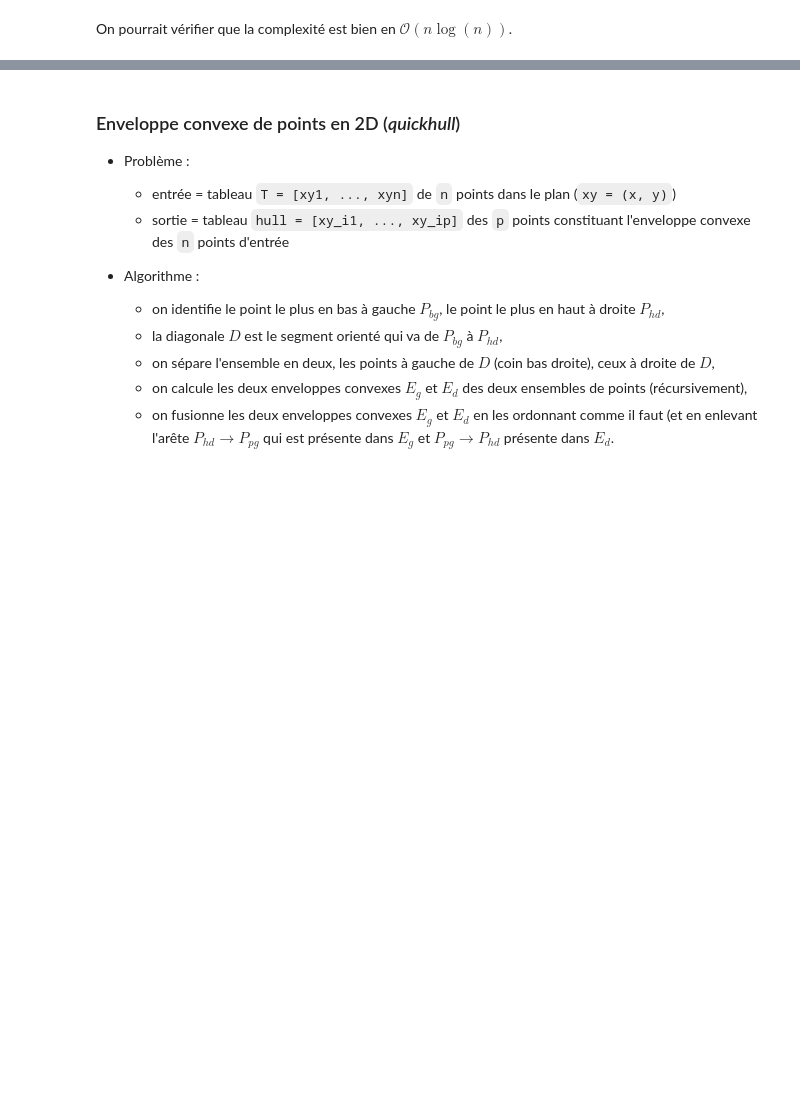
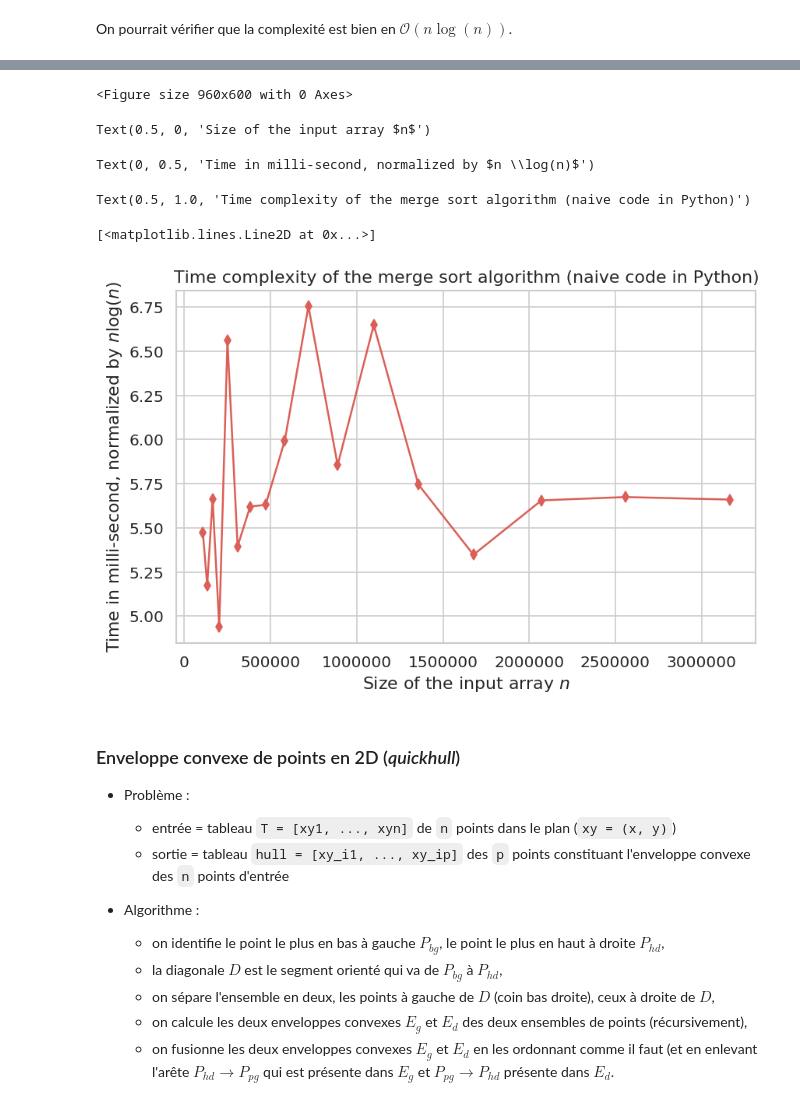
Before and after one commit to Naereen/ALGO1-Info1-2019, a Jupyter notebook: CoursMagistral_3.ipynb, the cells around one changed output, grey strips where cells are left out. Saved outputs shown, nothing was run; the diff lists cells and outputs as text; code cells hidden in the pictures; blank space fills up the shorter version.

```diff
--- a/CoursMagistral_3.ipynb
+++ b/CoursMagistral_3.ipynb
@@ -459,3 +503,19 @@ On pourrait vérifier que la complexité est bien en $\mathcal{O}(n \log(n))$.
+# %%
+plt.figure()
+plt.xlabel("Size of the input array $n$")
+plt.ylabel("Time in milli-second, normalized by $n \log(n)$")
+plt.title("Time complexity of the merge sort algorithm (naive code in Python)")
+normalized_values_times = 1e6 * np.array(values_times) / (values_n * np.log(values_n))
+min_time = 1e5
+plt.plot(values_n[values_n >= min_time], normalized_values_times[values_n >= min_time], "d-")
+plt.show()
+# %% [output]
+<Figure size 960x600 with 0 Axes>
+Text(0.5, 0, 'Size of the input array $n$')
+Text(0, 0.5, 'Time in milli-second, normalized by $n \\log(n)$')
+Text(0.5, 1.0, 'Time complexity of the merge sort algorithm (naive code in Python)')
+[<matplotlib.lines.Line2D at 0x...>]
+[figure, added]
 # %% [markdown]
 ### Enveloppe convexe de points en 2D (*quickhull*)
 
```
Also changed, not shown: parts of 31 cells of this notebook, 1 other file.
